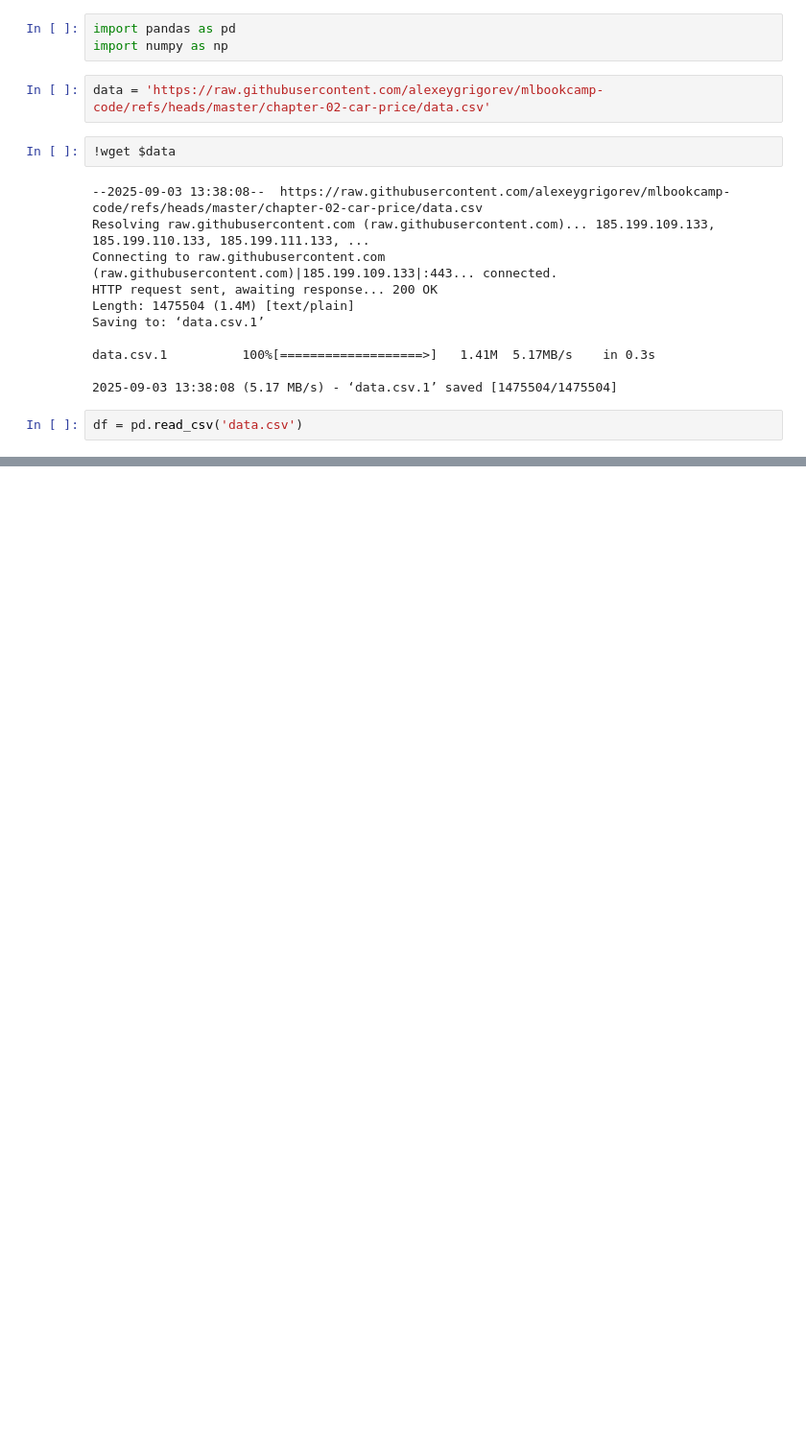
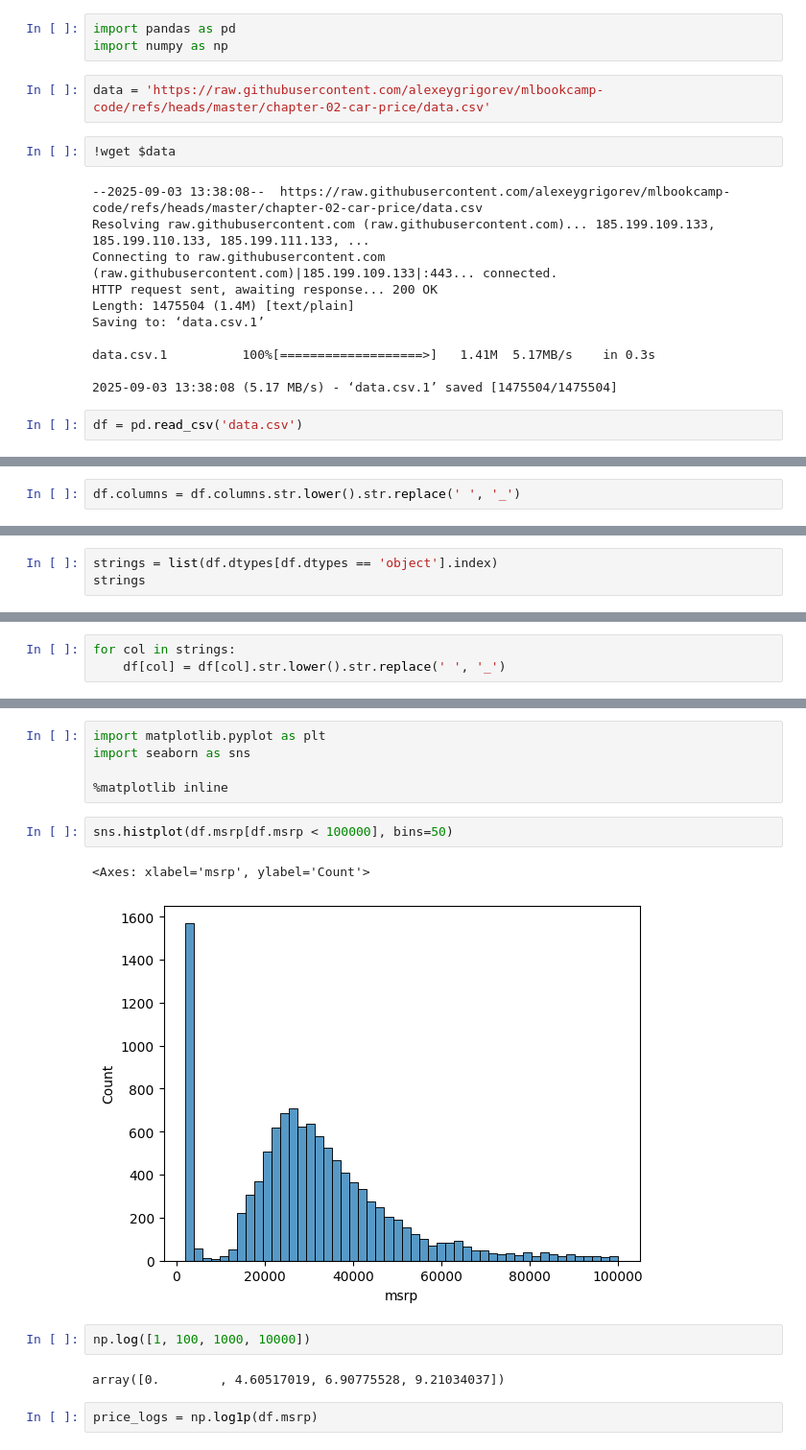
Before and after one commit to Developer-Abnam/machine-learning-zoomcamp-homework2, a Jupyter notebook: 02_car_price_prediction/2.2_data_prepration.ipynb, the cells around one changed output, grey strips where cells are left out. Shown: that part at 96% size. Saved outputs shown, nothing was run; the diff lists cells and outputs as text; blank space fills up the shorter version.

```diff
--- a/02_car_price_prediction/2.2_data_prepration.ipynb
+++ b/02_car_price_prediction/2.2_data_prepration.ipynb
@@ -22,0 +54,2 @@ df
+# %%
+df.columns = df.columns.str.lower().str.replace(' ', '_')
@@ -22,0 +65,3 @@ df
+# %%
+strings = list(df.dtypes[df.dtypes == 'object'].index)
+strings
@@ -22,0 +77,3 @@ df
+# %%
+for col in strings:
+    df[col] = df[col].str.lower().str.replace(' ', '_')
@@ -22,0 +121,16 @@ df
+# %%
+import matplotlib.pyplot as plt
+import seaborn as sns
+
+%matplotlib inline
+# %%
+sns.histplot(df.msrp[df.msrp < 100000], bins=50)
+# %% [output]
+<Axes: xlabel='msrp', ylabel='Count'>
+[figure, added]
+# %%
+np.log([1, 100, 1000, 10000])
+# %% [output]
+array([0.        , 4.60517019, 6.90775528, 9.21034037])
+# %%
+price_logs = np.log1p(df.msrp)
```
Also changed, not shown: parts of 22 cells of this notebook.
